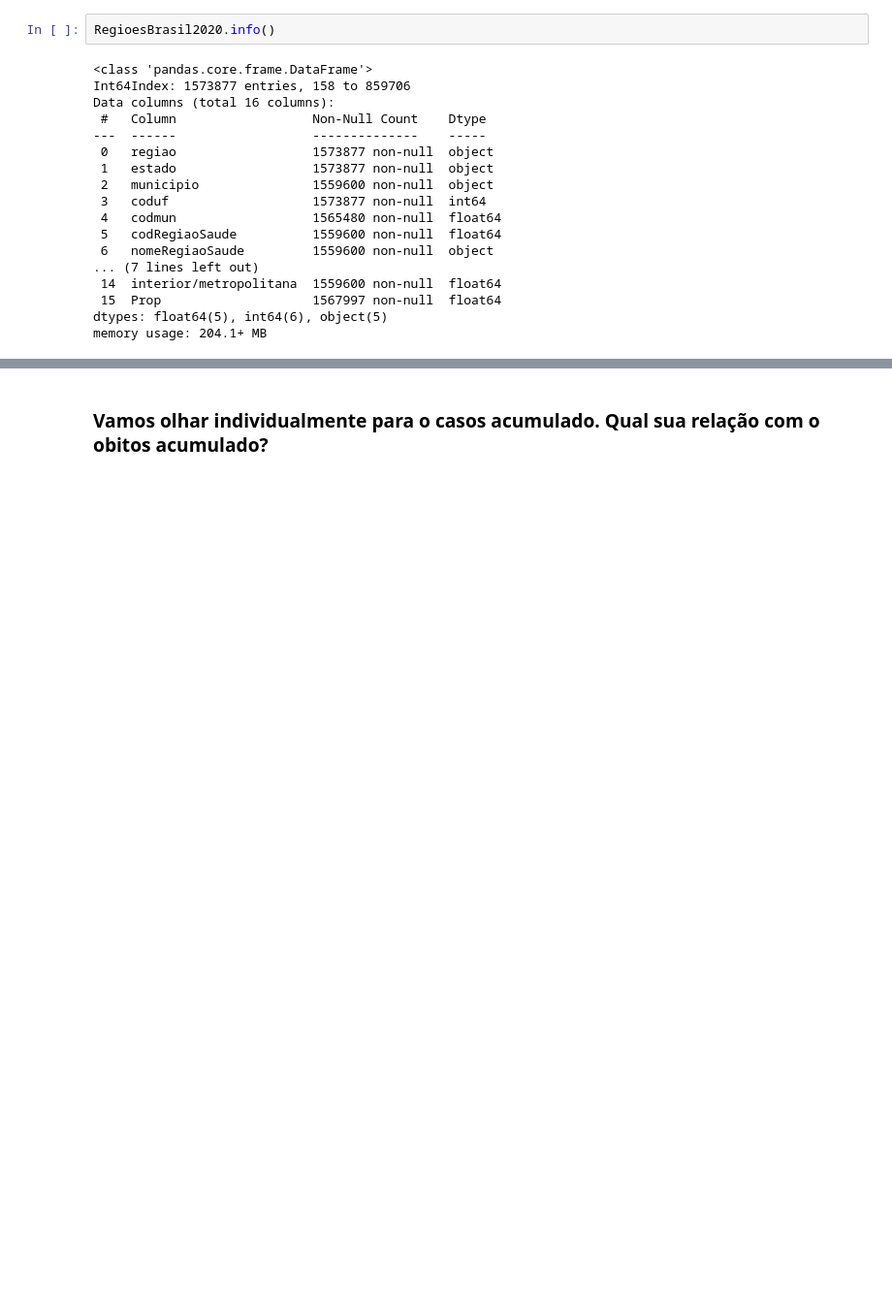
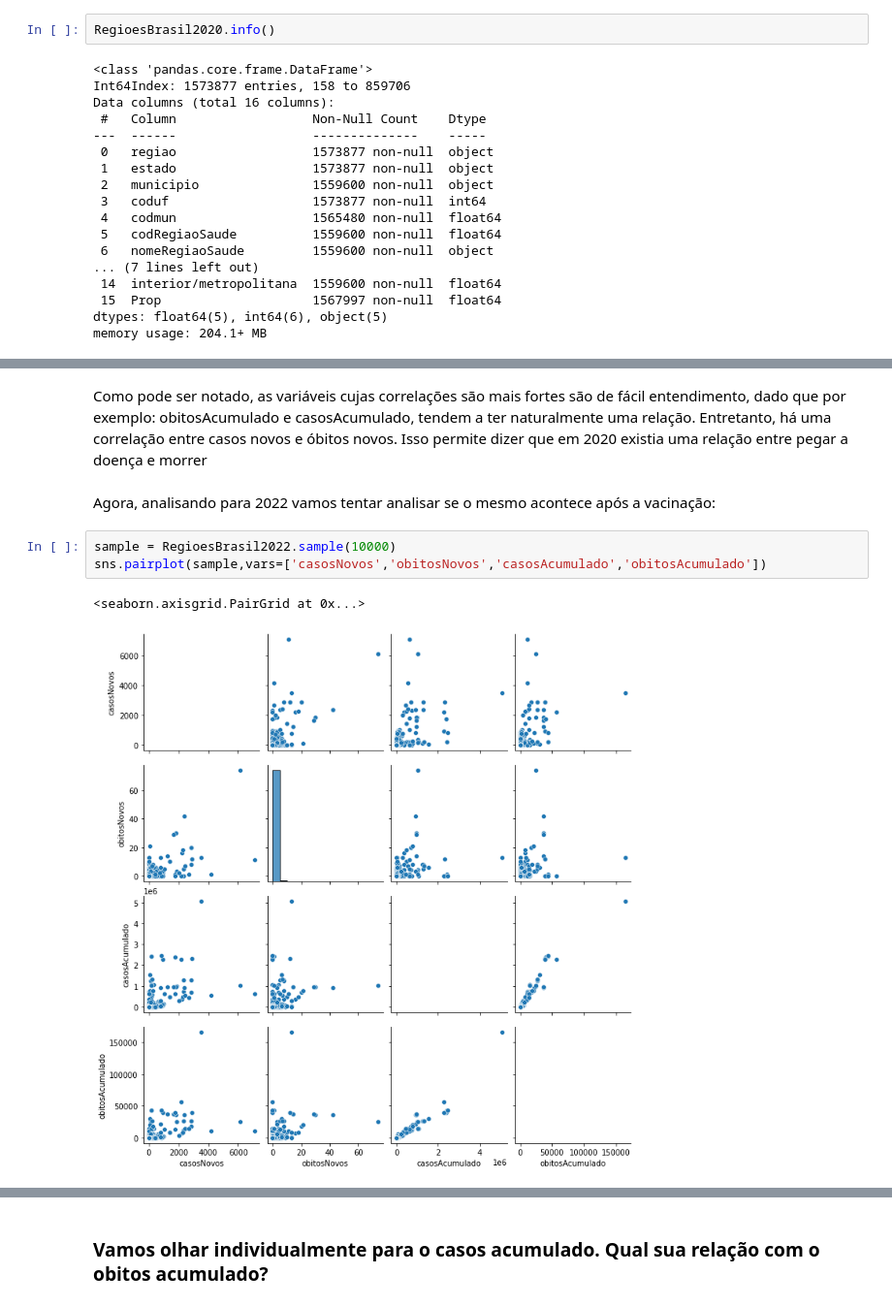
Before and after one commit to GabriellMiranda/TP-Dados-Analise-de-dados-de-covid, a Jupyter notebook: TP_Dados.ipynb, the cells around one changed output, grey strips where cells are left out. Shown at 97% size. Drawn from its saved outputs; the diff is of its cells as text; blank space fills up the shorter version.

```diff
--- a/TP_Dados.ipynb
+++ b/TP_Dados.ipynb
@@ -1468,0 +1426,10 @@ ValueError: ignored
+# %% [markdown]
+Como pode ser notado, as variáveis cujas correlações são mais fortes são de fácil entendimento, dado que por exemplo: obitosAcumulado e casosAcumulado, tendem a ter naturalmente uma relação. Entretanto, há uma correlação entre casos novos e óbitos novos. Isso permite dizer que em 2020 existia uma relação entre pegar a doença e morrer
+# %% [markdown]
+Agora, analisando para 2022 vamos tentar analisar se o mesmo acontece após a vacinação:
+# %%
+sample = RegioesBrasil2022.sample(10000)
+sns.pairplot(sample,vars=['casosNovos','obitosNovos','casosAcumulado','obitosAcumulado'])
+# %% [output]
+<seaborn.axisgrid.PairGrid at 0x...>
+[figure, added]
```
Also changed, not shown: parts of 16 cells of this notebook.
